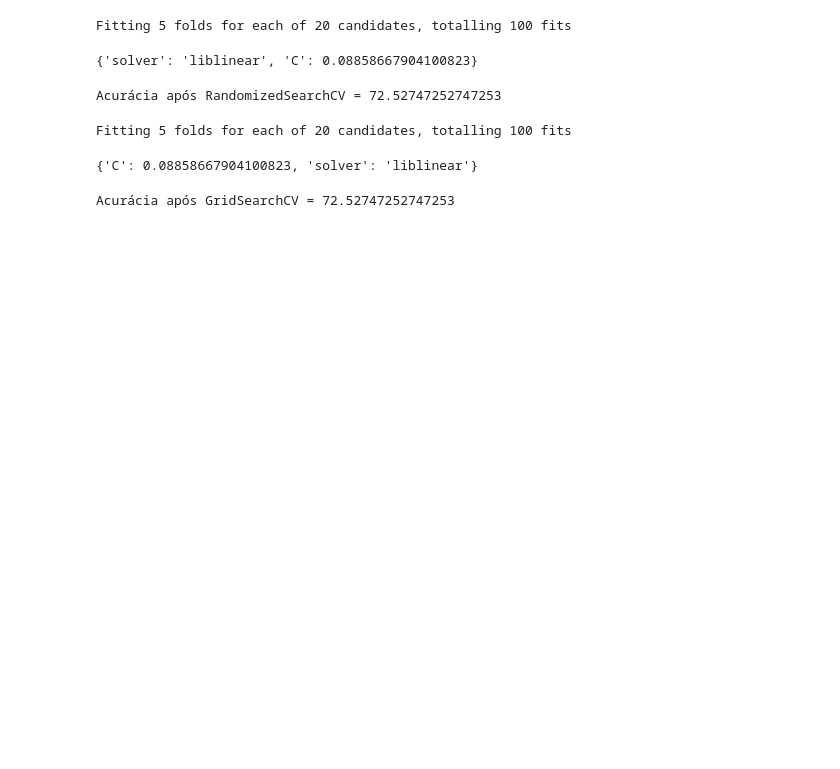
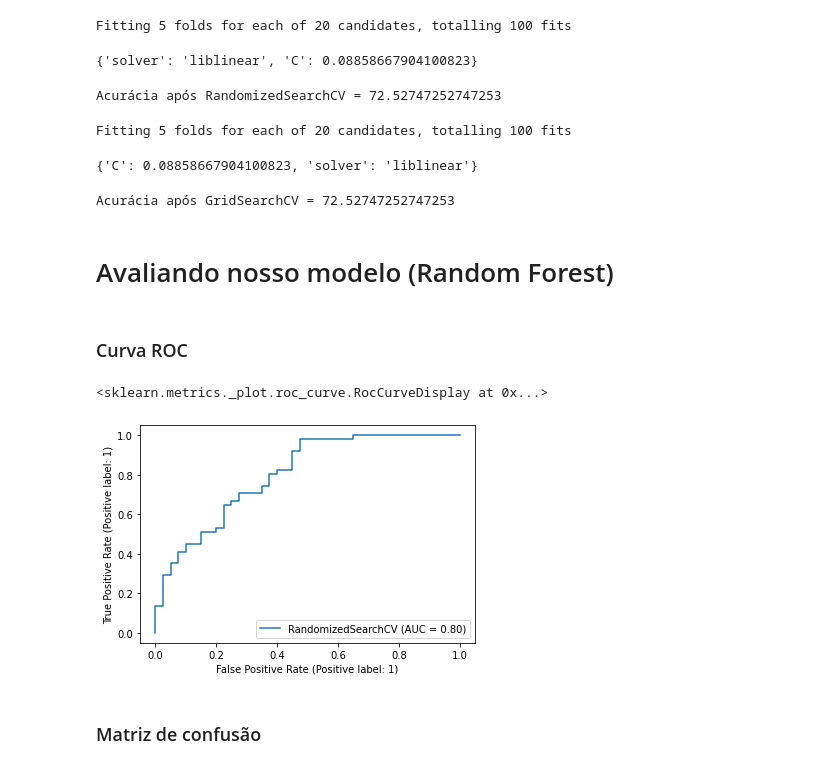
Before and after one commit to ej0733/machine-learning-projects, a Jupyter notebook: heart-disease-classification.ipynb, the cells around one changed output. Saved outputs shown, nothing was run; the diff lists cells and outputs as text; code cells hidden in the pictures; blank space fills up the shorter version.

Commit message:
feat: add roc curve & confusion matrix

```diff
--- a/heart-disease-classification.ipynb
+++ b/heart-disease-classification.ipynb
@@ -411,3 +414,14 @@ Fitting 5 folds for each of 20 candidates, totalling 100 fits
 print(f'Acurácia após GridSearchCV = {gscv_log_reg.score(x_test, y_test) * 100}')
 # %% [output]
 Acurácia após GridSearchCV = 72.52747252747253
+# %% [markdown]
+# Avaliando nosso modelo (Random Forest)
+# %% [markdown]
+### Curva ROC
+# %%
+plot_roc_curve(rscv_rand_for, x_test, y_test)
+# %% [output]
+<sklearn.metrics._plot.roc_curve.RocCurveDisplay at 0x...>
+[figure, added]
+# %% [markdown]
+### Matriz de confusão
```
Also changed, not shown: parts of 3 cells of this notebook.
